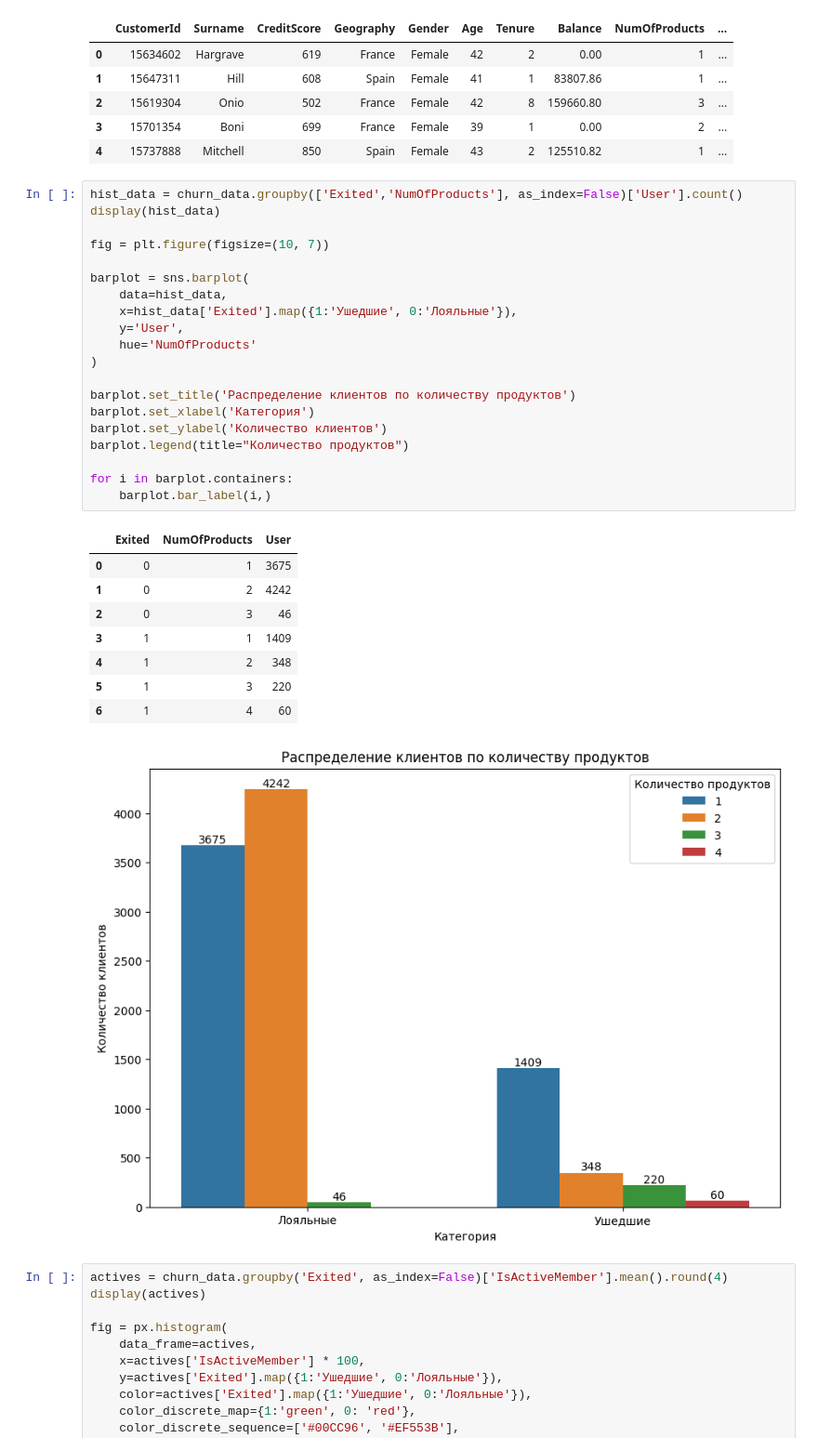
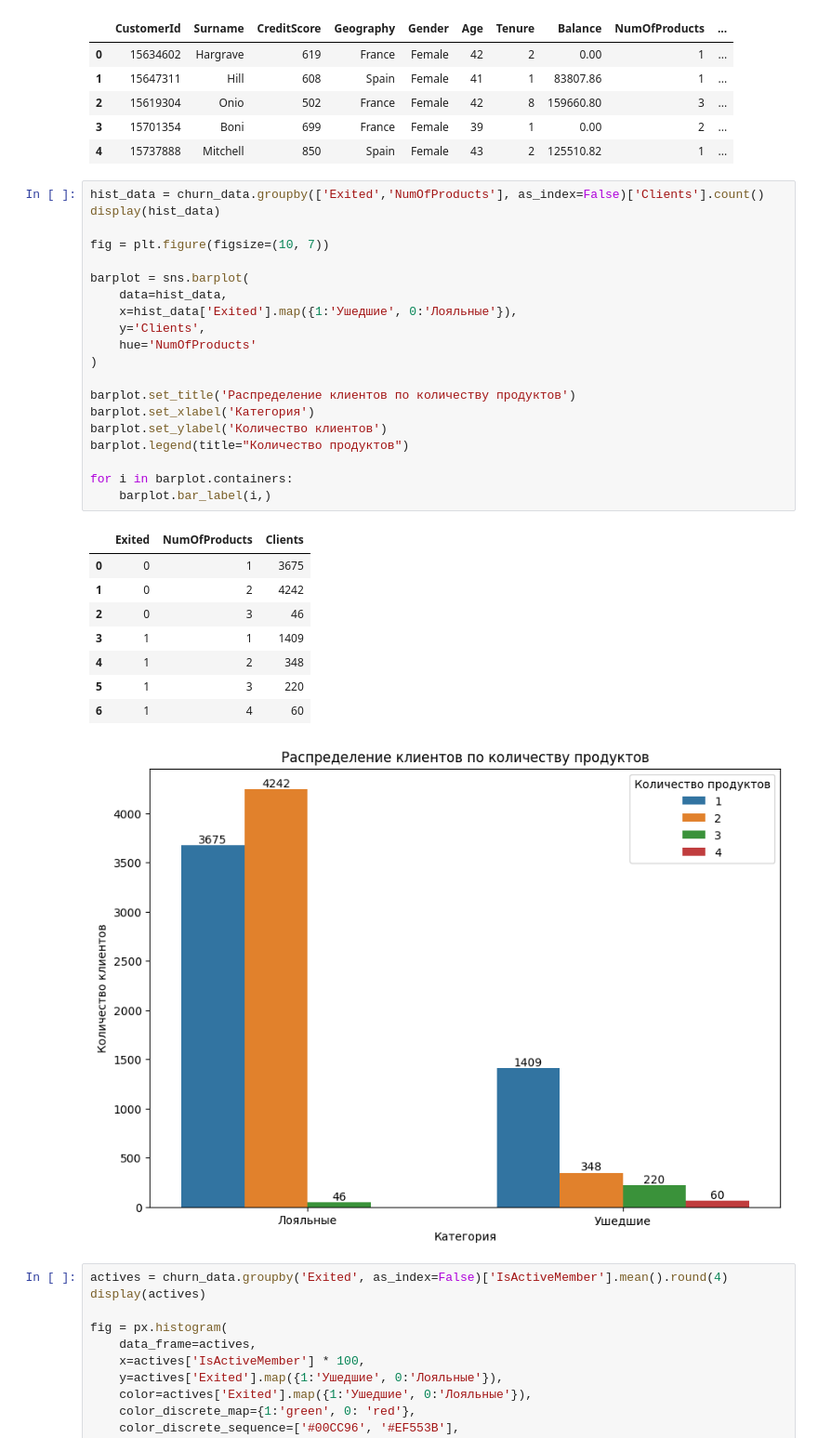
Before and after one commit to SudarickovIlya/DataCleaningProject, a Jupyter notebook: Visualization/exercises.ipynb, the cells around one changed output. Shown at 93% size. Saved outputs shown, nothing was run; the diff lists cells and outputs as text.

```diff
--- a/Visualization/exercises.ipynb
+++ b/Visualization/exercises.ipynb
@@ -230,27 +204,27 @@ churn_data.head()
 | 3 | 15701354 | Boni | 699 | France | Female | 39 | 1 | 0.00 | 2 | ... |
 | 4 | 15737888 | Mitchell | 850 | Spain | Female | 43 | 2 | 125510.82 | 1 | ... |
 # %%
-hist_data = churn_data.groupby(['Exited','NumOfProducts'], as_index=False)['User'].count()
+hist_data = churn_data.groupby(['Exited','NumOfProducts'], as_index=False)['Clients'].count()
 display(hist_data)
 
 fig = plt.figure(figsize=(10, 7))
 
 barplot = sns.barplot(
     data=hist_data,
     x=hist_data['Exited'].map({1:'Ушедшие', 0:'Лояльные'}),
-    y='User',
+    y='Clients',
     hue='NumOfProducts'
 )
 
 barplot.set_title('Распределение клиентов по количеству продуктов')
 barplot.set_xlabel('Категория')
 barplot.set_ylabel('Количество клиентов')
 barplot.legend(title="Количество продуктов")
 
 for i in barplot.containers:
     barplot.bar_label(i,)
 # %% [output]
-|  | Exited | NumOfProducts | User |
+|  | Exited | NumOfProducts | Clients |
 | 0 | 0 | 1 | 3675 |
 | 1 | 0 | 2 | 4242 |
 | 2 | 0 | 3 | 46 |
```
Also changed, not shown: parts of 3 cells of this notebook, 9 other files.
